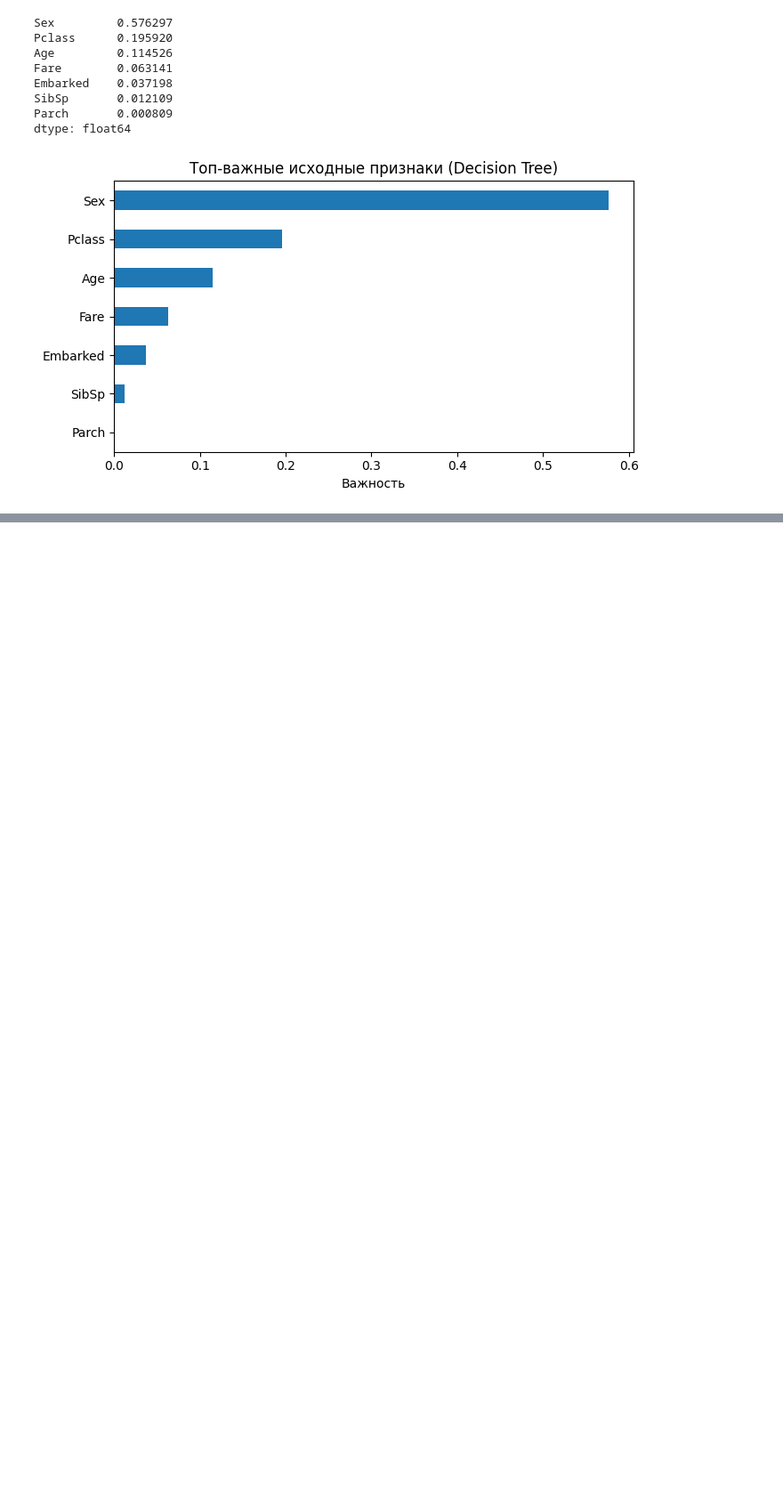
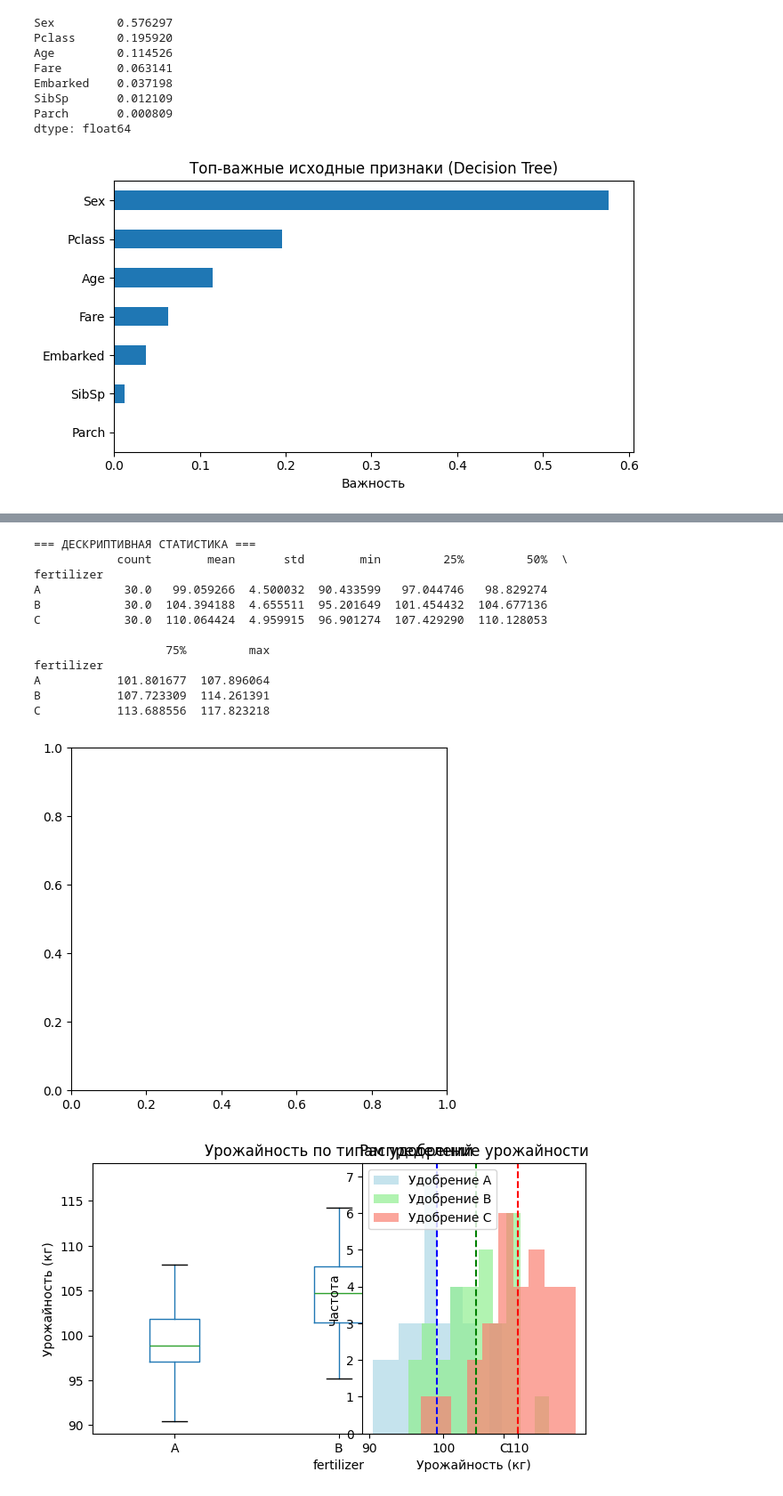
Before and after one commit to hishnick5/my_lessons, a Jupyter notebook: Data_Analitik/zachetnaya.ipynb, the cells around one changed output, grey strips where cells are left out. Shown: that part at 89% size. Cells and saved outputs as stored; diff of their text form; code cells hidden in the pictures; blank space fills up the shorter version.

```diff
--- a/Data_Analitik/zachetnaya.ipynb
+++ b/Data_Analitik/zachetnaya.ipynb
@@ -314,0 +379,65 @@ dtype: float64
+# %%
+import numpy as np
+import pandas as pd
+import matplotlib.pyplot as plt
+import scipy.stats as stats
+
+# Генерируем данные по урожайности для трёх удобрений (в кг с гектара)
+np.random.seed(42)  # для воспроизводимости
+
+# Удобрение A (средняя урожайность ~100)
+fert_a = np.random.normal(100, 5, 30)  # 30 полей, среднее=100, std=5
+# Удобрение B (средняя урожайность ~105)
+fert_b = np.random.normal(105, 5, 30)
+# Удобрение C (средняя урожайность ~110)
+fert_c = np.random.normal(110, 5, 30)
+
+# Создаём DataFrame - так удобнее работать с разными группами
+df = pd.DataFrame({
+    'yield': np.concatenate([fert_a, fert_b, fert_c]),
+    'fertilizer': ['A'] * 30 + ['B'] * 30 + ['C'] * 30
+})
+
+print("=== ДЕСКРИПТИВНАЯ СТАТИСТИКА ===")
+print(df.groupby('fertilizer')['yield'].describe())
+
+# ВИЗУАЛИЗАЦИЯ данных
+plt.figure(figsize=(12, 5))
+
+# Box Plot - идеален для сравнения групп
+plt.subplot(1, 2, 1)
+df.boxplot(column='yield', by='fertilizer', grid=False)
+plt.title('Урожайность по типам удобрений')
+plt.suptitle('') # убираем автоматический заголовок
+plt.ylabel('Урожайность (кг)')
+
+# Гистограммы для каждой группы
+plt.subplot(1, 2, 2)
+for fert, color in zip(['A', 'B', 'C'], ['lightblue', 'lightgreen', 'salmon']):
+    plt.hist(df[df['fertilizer'] == fert]['yield'],
+             alpha=0.7, label=f'Удобрение {fert}', color=color, bins=10)
+plt.axvline(df[df['fertilizer']=='A']['yield'].mean(), color='blue', linestyle='--')
+plt.axvline(df[df['fertilizer']=='B']['yield'].mean(), color='green', linestyle='--')
+plt.axvline(df[df['fertilizer']=='C']['yield'].mean(), color='red', linestyle='--')
+plt.xlabel('Урожайность (кг)')
+plt.ylabel('Частота')
+plt.legend()
+plt.title('Распределение урожайности')
+
+plt.tight_layout()
+plt.show()
+# %% [output]
+=== ДЕСКРИПТИВНАЯ СТАТИСТИКА ===
+            count        mean       std        min         25%         50%  \
+fertilizer
+A            30.0   99.059266  4.500032  90.433599   97.044746   98.829274
+B            30.0  104.394188  4.655511  95.201649  101.454432  104.677136
+C            30.0  110.064424  4.959915  96.901274  107.429290  110.128053
+
+                   75%         max
+fertilizer
+A           101.801677  107.896064
+B           107.723309  114.261391
+C           113.688556  117.823218
+[figure, added]
+[figure, added]
```
Also changed, not shown: parts of 6 cells of this notebook, 5 other files.
